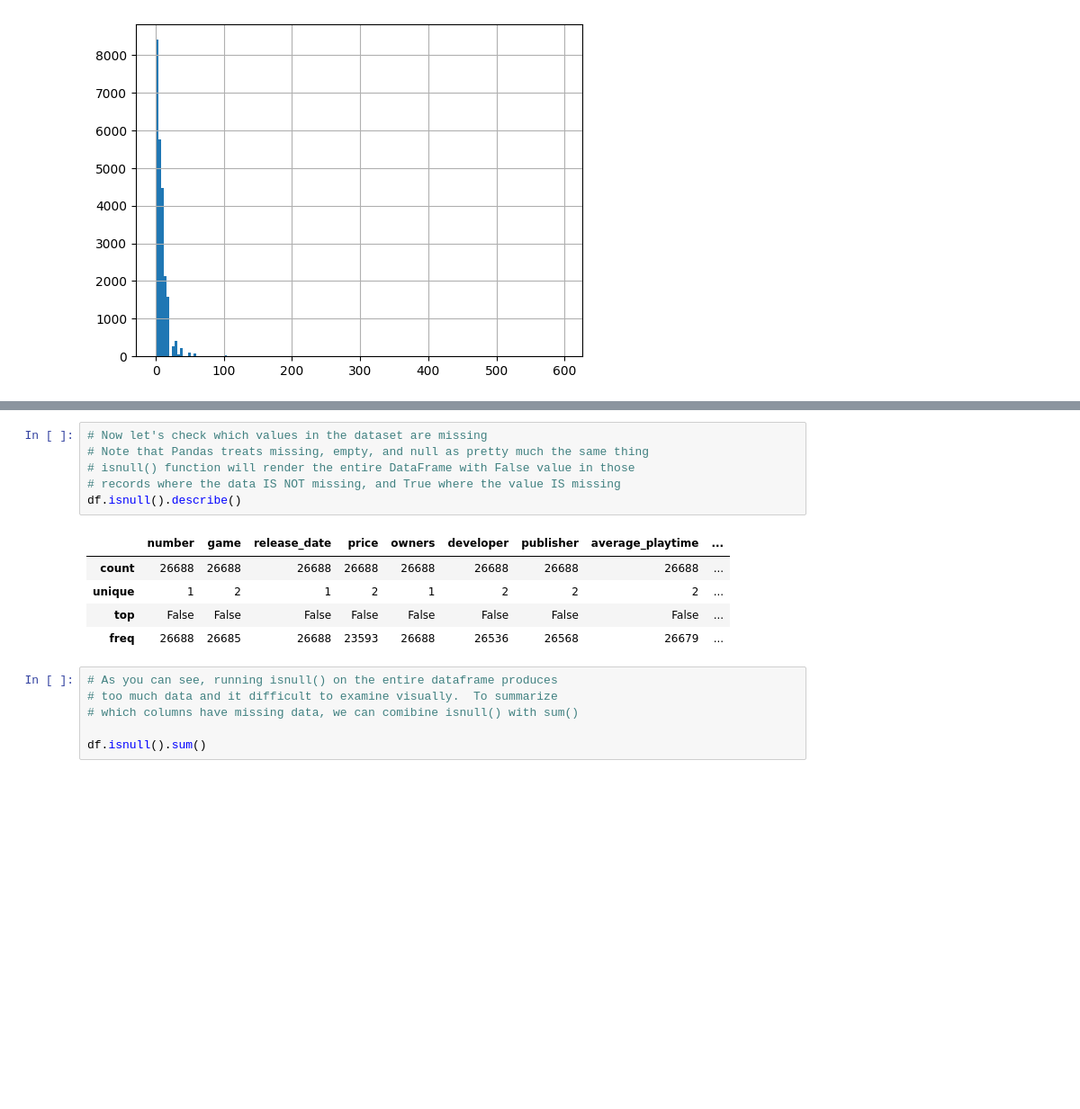
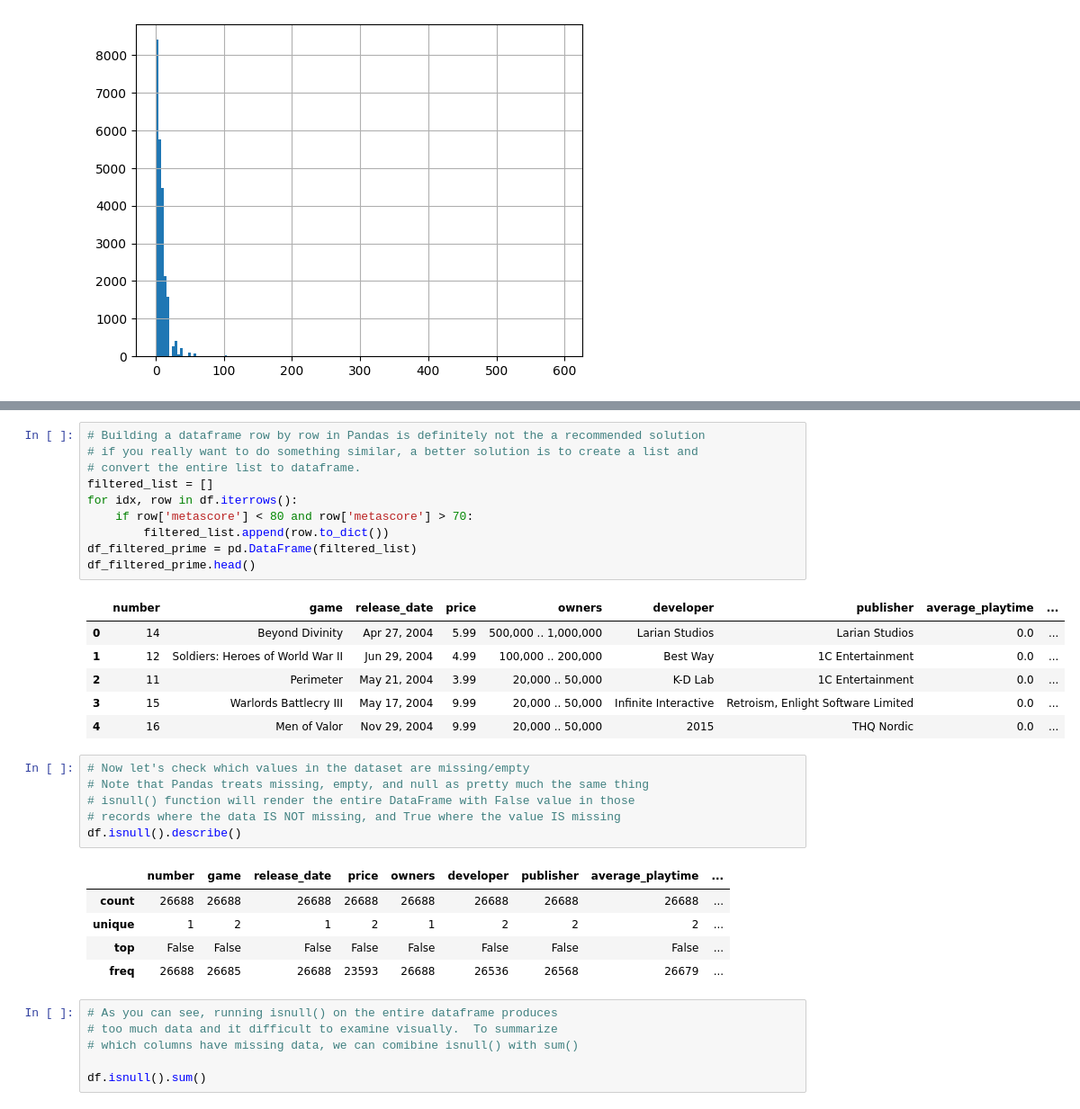
Before and after one commit to dbabichenko/python_for_data_and_analytics, a Jupyter notebook: Data cleaning/DataMungingPartI.ipynb, the cells around one changed output, grey strips where cells are left out. Shown at 90% size. Drawn from its saved outputs; the diff is of its cells as text; blank space fills up the shorter version.

```diff
--- a/Data cleaning/DataMungingPartI.ipynb
+++ b/Data cleaning/DataMungingPartI.ipynb
@@ -98,5 +100,22 @@ df_filtered
+# %%
+# Building a dataframe row by row in Pandas is definitely not the a recommended solution
+# if you really want to do something similar, a better solution is to create a list and
+# convert the entire list to dataframe.
+filtered_list = []
+for idx, row in df.iterrows():
+    if row['metascore'] < 80 and row['metascore'] > 70:
+        filtered_list.append(row.to_dict())
+df_filtered_prime = pd.DataFrame(filtered_list)
+df_filtered_prime.head()
+# %% [output]
+|  | number | game | release_date | price | owners | developer | publisher | average_playtime | ... |
+| 0 | 14 | Beyond Divinity | Apr 27, 2004 | 5.99 | 500,000 .. 1,000,000 | Larian Studios | Larian Studios | 0.0 | ... |
+| 1 | 12 | Soldiers: Heroes of World War II | Jun 29, 2004 | 4.99 | 100,000 .. 200,000 | Best Way | 1C Entertainment | 0.0 | ... |
+| 2 | 11 | Perimeter | May 21, 2004 | 3.99 | 20,000 .. 50,000 | K-D Lab | 1C Entertainment | 0.0 | ... |
+| 3 | 15 | Warlords Battlecry III | May 17, 2004 | 9.99 | 20,000 .. 50,000 | Infinite Interactive | Retroism, Enlight Software Limited | 0.0 | ... |
+| 4 | 16 | Men of Valor | Nov 29, 2004 | 9.99 | 20,000 .. 50,000 | 2015 | THQ Nordic | 0.0 | ... |
 # %%
-# Now let's check which values in the dataset are missing
+# Now let's check which values in the dataset are missing/empty
 # Note that Pandas treats missing, empty, and null as pretty much the same thing
 # isnull() function will render the entire DataFrame with False value in those
 # records where the data IS NOT missing, and True where the value IS missing
```
Also changed, not shown: parts of 19 cells of this notebook.
